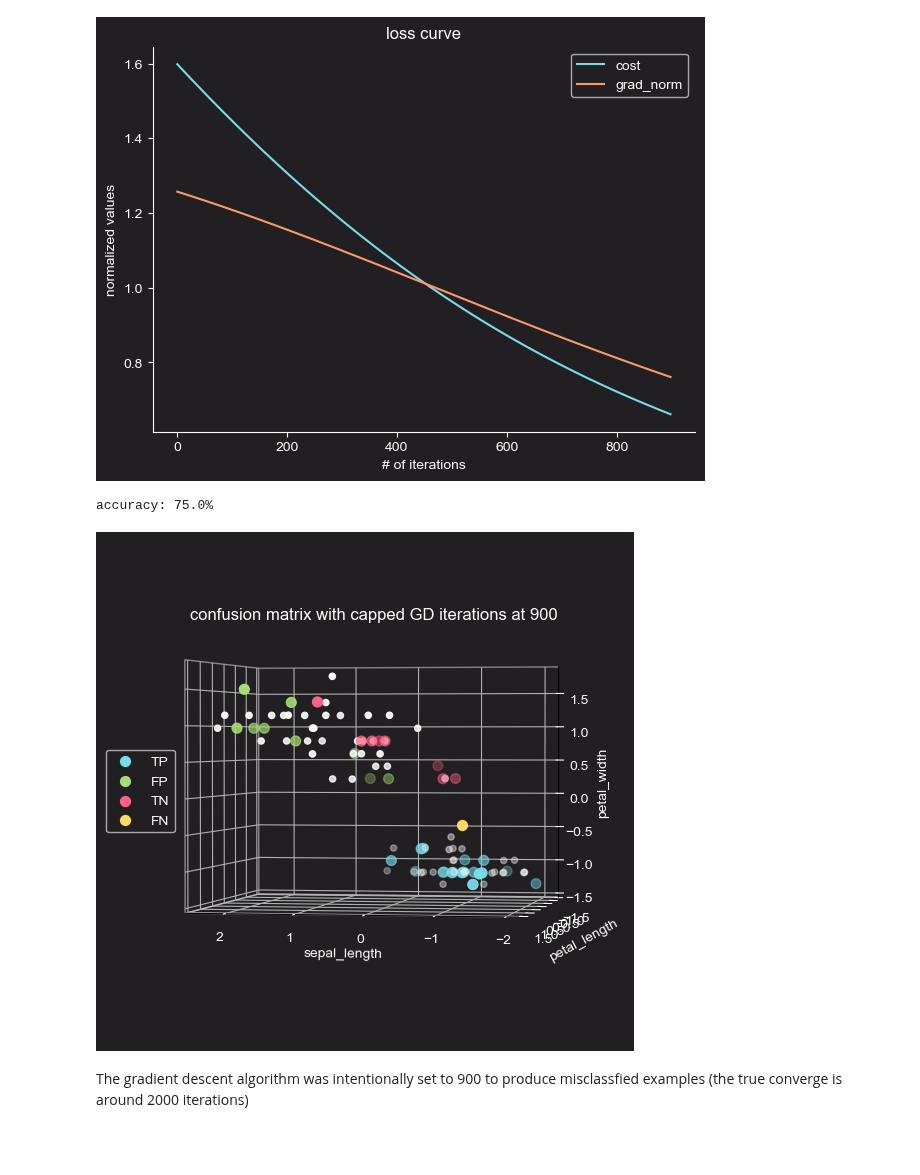
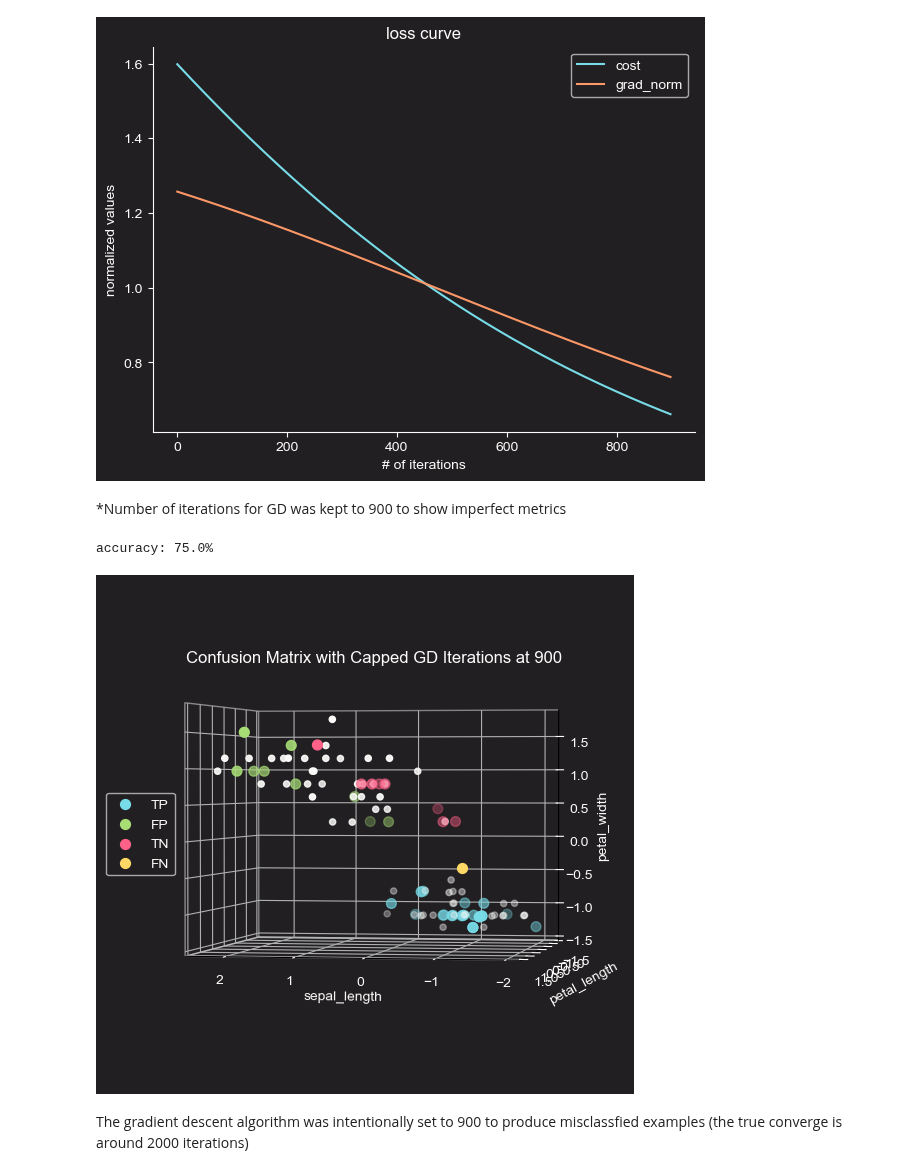
Before and after one commit to jakecreate/machine-learning-from-scratch, a Jupyter notebook: notebooks/1_fundamentals_of_supervised_learning.ipynb, the cells around one changed output. Saved outputs shown, nothing was run; the diff lists cells and outputs as text; code cells hidden in the pictures; blank space fills up the shorter version.

```diff
--- a/notebooks/1_fundamentals_of_supervised_learning.ipynb
+++ b/notebooks/1_fundamentals_of_supervised_learning.ipynb
@@ -54,11 +54,11 @@ def true_model(x):
 # %%
 SEED = 819
-ERROR = 30
+ERROR = 15
 
 np.random.seed(SEED)
 # sample data
 n_students = 150
-x = np.sort(np.random.uniform(low=1, high=90, size=n_students))
+x = np.round(np.sort(np.random.uniform(low=1, high=90, size=n_students)),2)
 noise = np.random.uniform(low=-ERROR, high=ERROR, size=n_students)
 
 # target function
@@ -68,7 +68,7 @@ y = y_true + noise
 # graph
 fig, ax = plt.subplots(figsize=(7,5))
 ax.plot(x, y_true, c=c_['red'], label='y_true')
-ax.scatter(x, y, c=c_['white'], label='data')
+ax.scatter(x, y, c=c_['white'], label='data', alpha=0.7)
 ax.spines[['top', 'right']].set_visible(False)
 ax.spines[['bottom', 'left']].set_color(c_['white'])
 ax.set_title('Student Performance on Pop Quiz')
@@ -541,7 +541,7 @@ label_val = None
 
 for i in range(degree):
     if i == opti_degree - 1:
-        alpha_val = 1; label_val = f'd{i+1} (min val error)'
+        alpha_val = 1; label_val = f'd{i+1} (min valid error)'
     else:
         alpha_val = 0.3; label_val = f'd{i+1}'
 
@@ -704,5 +715,5 @@ Implementing gradient desecent for logistic regression
 # %%
-def logreg_gradient_descent(X, y, w, eta=0.001, threshold=0.005, max_iter = 1000):
+def logreg_gradient_descent(X, y, w, eta=0.001, threshold=0.0001, max_iter = 1000):
     message = True
     max_delta = 1e+20 # to prevent infinite divergence
 
@@ -748,30 +759,3 @@ X_train, y_train, X_test, y_test = train_test_split(X, y, 0.6)
 scaler = StandardScaler(X_train)
 X_train_scaled = scaler.scale(X_train)
 X_test_scaled = scaler.scale(X_test)
-# %%
-
-fig = plt.figure(figsize=(7, 5))
-ax = fig.add_subplot(projection='3d')
-
-X_scaled_list = [X_train_scaled, X_test_scaled]
-y_list = [y_train, y_test]
-axis_list = [ax.xaxis, ax.yaxis, ax.zaxis]
-
-name_list = ['train', 'test']
-c_list = ['blue', 'orange', 'red']
-
-for i, X in enumerate(X_scaled_list):
-     ax.scatter(X[:, 0], X[:, 1], X[:, 2], c=c_[c_list[i]], s=50, label=name_list[i])
-
-for i, axis in enumerate(axis_list):
-    axis.pane.fill = False
-
-ax.set_xlabel(col_label[0])
-ax.set_ylabel(col_label[1])
-ax.set_zlabel(col_label[2])
-
-ax.grid(True)
-ax.legend()
-ax.set_title('')
-fig.subplots_adjust(left=0, right=1, bottom=0, top=1)
-ax.view_init(elev=1, azim=100)
@@ -804,6 +788,8 @@ ax.legend()
 # %% [output]
 <matplotlib.legend.Legend at 0x...>
 [figure]
+# %% [markdown]
+*Number of iterations for GD was kept to 900 to show imperfect metrics
 # %%
 y_pred_test = logreg_predict(add_ones(X_test_scaled), w)
 list_n = decision(y_pred_test) == y_test
@@ -820,35 +806,35 @@ confusion_matrix = [tp, fp, tn, fn]
 name_list = ['TP', 'FP', 'TN', 'FN']
 c_list = ['blue', 'green', 'red', 'yellow']
 
 # graph
 fig = plt.figure(figsize=(7, 5))
 ax = fig.add_subplot(projection='3d')
 axis_list = [ax.xaxis, ax.yaxis, ax.zaxis]
 
 for i, val in enumerate(confusion_matrix):
      ax.scatter(X_test_scaled[val, 0],
                 X_test_scaled[val, 1],
                 X_test_scaled[val, 2], c=c_[c_list[i]], s=50, label=name_list[i])
 
 
 ax.scatter(X_train_scaled[:, 0],
            X_train_scaled[:, 1],
            X_train_scaled[:, 2], c=c_['white'])
 
 for i, axis in enumerate(axis_list):
     axis.pane.fill = False
 
 ax.set_xlabel(col_label[0])
 ax.set_ylabel(col_label[1])
 ax.set_zlabel(col_label[2])
 
 ax.grid(True)
 ax.legend(loc='center left', bbox_to_anchor=(-0.05, 0.5))
-ax.set_title(f'confusion matrix with capped GD iterations at {temp_max_iter}', y=0.90)
+ax.set_title(f'Confusion Matrix with Capped GD Iterations at {temp_max_iter}', y=0.90)
 fig.subplots_adjust(left=0, right=1, bottom=0, top=1)
 ax.view_init(elev=1, azim=100)
 # %% [output]
-[figure, old version]
+[figure, new version]
 # %% [markdown]
 The gradient descent algorithm was intentionally set to 900 to produce misclassfied examples (the true converge is around 2000 iterations)
 # %% [markdown]
```
Also changed, not shown: parts of 31 cells of this notebook.
